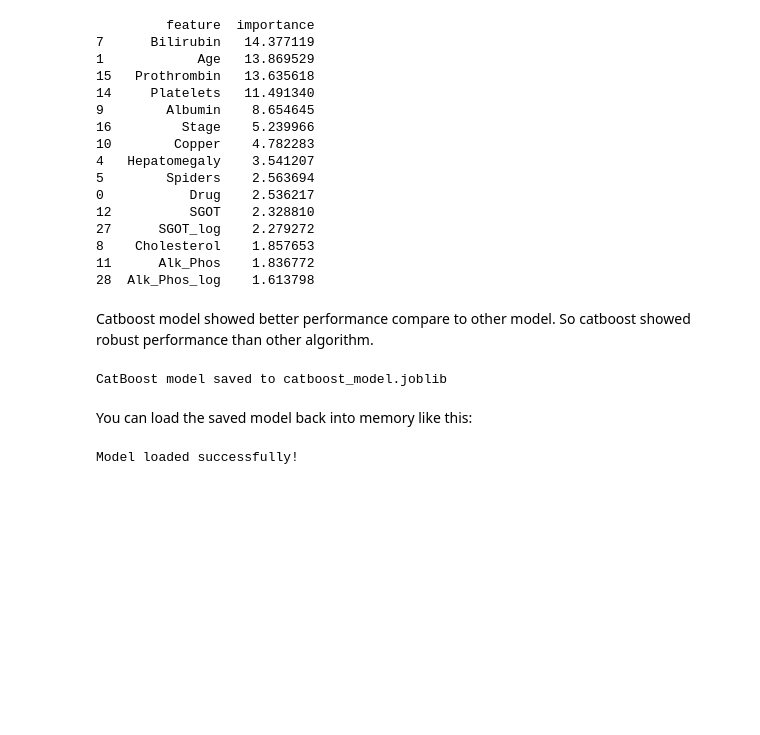
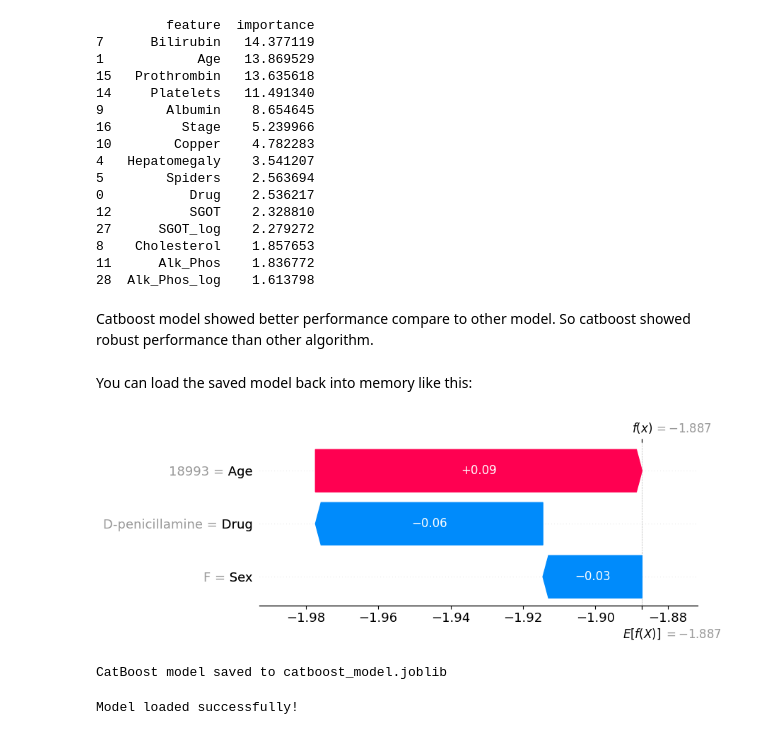
Before and after one commit to youngjon2001/Liver-Cancer-2, a Jupyter notebook: Liver_dataset.ipynb, the cells around one changed output. Drawn from its saved outputs; the diff is of its cells as text; code cells hidden in the pictures; blank space fills up the shorter version.

```diff
--- a/Liver_dataset.ipynb
+++ b/Liver_dataset.ipynb
@@ -851,3 +851,20 @@ print("CatBoost CV F1-weighted:", catboost_cv_scores.mean())
+# %% [markdown]
+You can load the saved model back into memory like this:
+# %%
+
+class_names = ['C', 'CL', 'D']
+cl_index = class_names.index('CL')
+# %%
+shap.plots.waterfall(
+    shap.Explanation(
+        values=shap_values[cl_index][0],
+        base_values=explainer.expected_value[cl_index],
+        data=X_test.iloc[0],
+        feature_names=X_test.columns
+    )
+)
+# %% [output]
+[figure, added]
 # %%
 import joblib
 
@@ -860,8 +877,6 @@ joblib.dump(cat_model, model_filename)
 print(f"CatBoost model saved to {model_filename}")
 # %% [output]
 CatBoost model saved to catboost_model.joblib
-# %% [markdown]
-You can load the saved model back into memory like this:
 # %%
 import joblib
 
```
Also changed, not shown: parts of 6 cells of this notebook.
